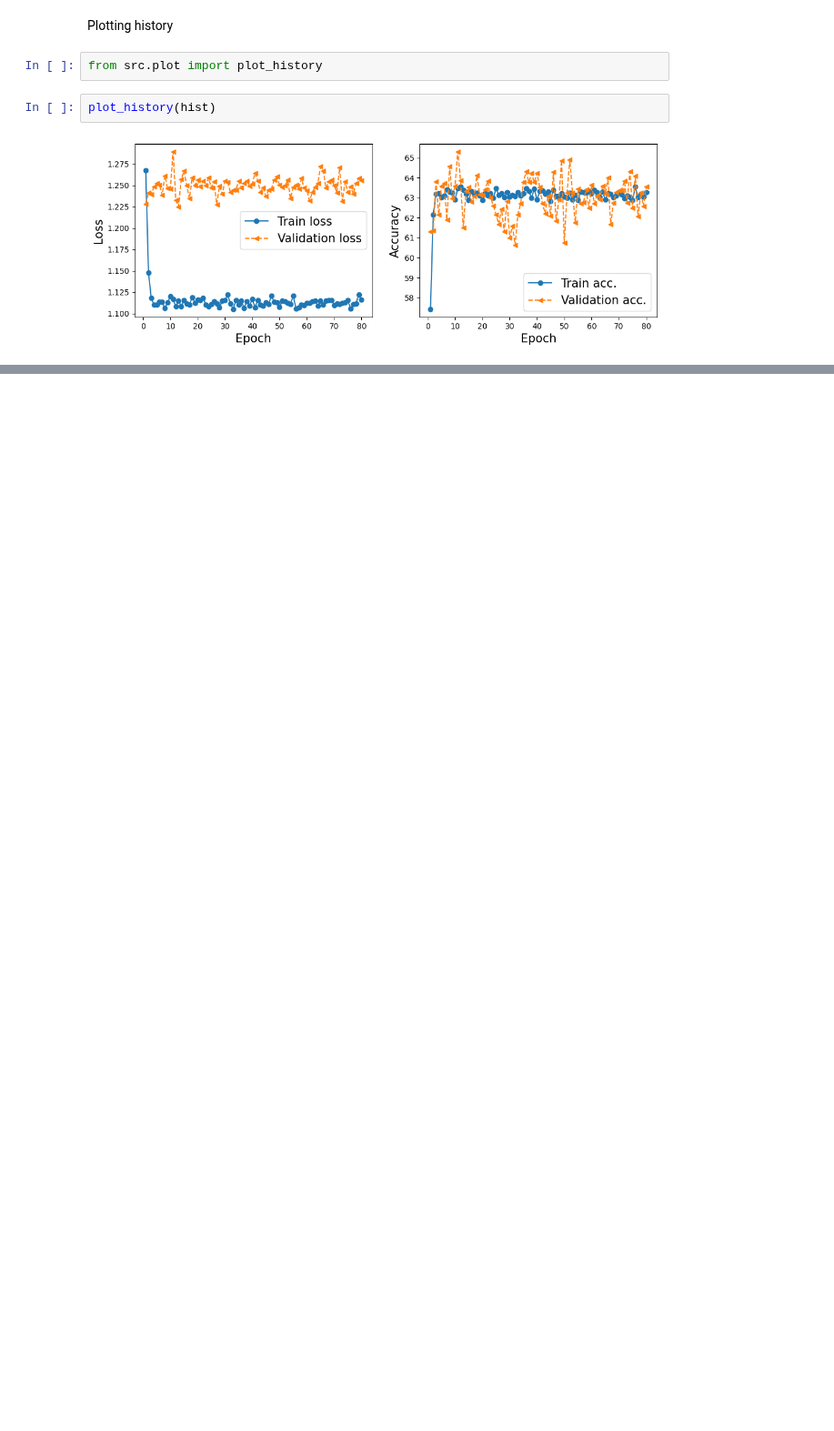
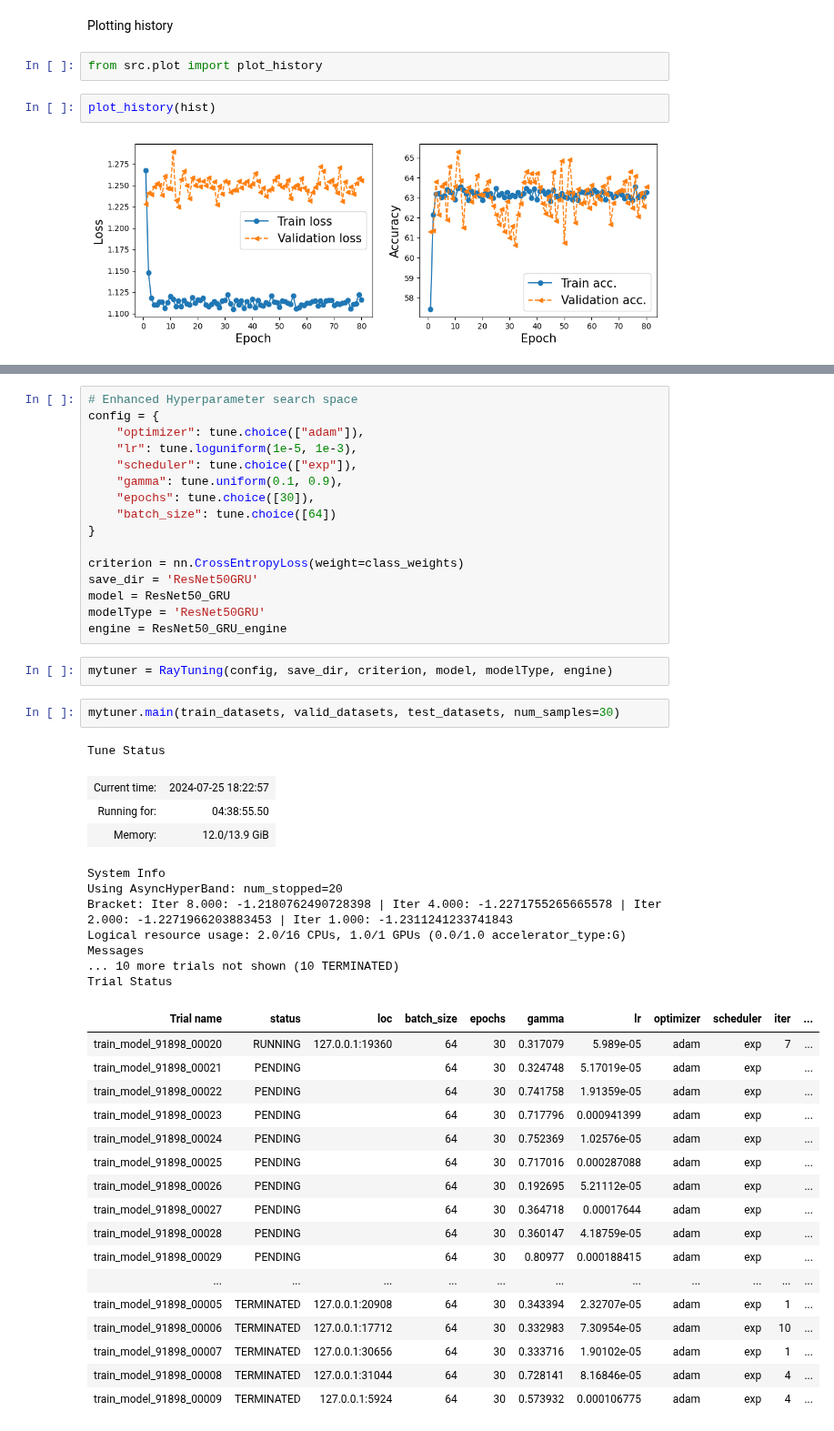
Before and after one commit to EsosaOrumwese/Msc_Research_Project_Multi-Task-Learning_CNN-GRU-biLSTM, a Jupyter notebook: driver_identification_singletask.ipynb, the cells around one changed output, grey strips where cells are left out. Shown at 91% size. Drawn from its saved outputs; the diff is of its cells as text; blank space fills up the shorter version.

Commit message:
No noticeable improvements. Decided to add more hyperparameters to be tuned via random search.

```diff
--- a/driver_identification_singletask.ipynb
+++ b/driver_identification_singletask.ipynb
@@ -199,0 +205,49 @@ plot_history(hist)
+# %%
+# Enhanced Hyperparameter search space
+config = {
+    "optimizer": tune.choice(["adam"]),
+    "lr": tune.loguniform(1e-5, 1e-3),
+    "scheduler": tune.choice(["exp"]),
+    "gamma": tune.uniform(0.1, 0.9),
+    "epochs": tune.choice([30]),
+    "batch_size": tune.choice([64])
+}
+
+criterion = nn.CrossEntropyLoss(weight=class_weights)
+save_dir = 'ResNet50GRU'
+model = ResNet50_GRU
+modelType = 'ResNet50GRU'
+engine = ResNet50_GRU_engine
+# %%
+mytuner = RayTuning(config, save_dir, criterion, model, modelType, engine)
+# %%
+mytuner.main(train_datasets, valid_datasets, test_datasets, num_samples=30)
+# %% [output]
+Tune Status
+| Current time: | 2024-07-25 18:22:57 |
+| Running for: | 04:38:55.50 |
+| Memory: | 12.0/13.9 GiB |
+System Info
+Using AsyncHyperBand: num_stopped=20
+Bracket: Iter 8.000: -1.2180762490728398 | Iter 4.000: -1.2271755265665578 | Iter 2.000: -1.2271966203883453 | Iter 1.000: -1.2311241233741843
+Logical resource usage: 2.0/16 CPUs, 1.0/1 GPUs (0.0/1.0 accelerator_type:G)
+Messages
+... 10 more trials not shown (10 TERMINATED)
+Trial Status
+| Trial name | status | loc | batch_size | epochs | gamma | lr | optimizer | scheduler | iter | ... |
+| train_model_91898_00020 | RUNNING | 127.0.0.1:19360 | 64 | 30 | 0.317079 | 5.989e-05 | adam | exp | 7 | ... |
+| train_model_91898_00021 | PENDING |  | 64 | 30 | 0.324748 | 5.17019e-05 | adam | exp |  | ... |
+| train_model_91898_00022 | PENDING |  | 64 | 30 | 0.741758 | 1.91359e-05 | adam | exp |  | ... |
+| train_model_91898_00023 | PENDING |  | 64 | 30 | 0.717796 | 0.000941399 | adam | exp |  | ... |
+| train_model_91898_00024 | PENDING |  | 64 | 30 | 0.752369 | 1.02576e-05 | adam | exp |  | ... |
+| train_model_91898_00025 | PENDING |  | 64 | 30 | 0.717016 | 0.000287088 | adam | exp |  | ... |
+| train_model_91898_00026 | PENDING |  | 64 | 30 | 0.192695 | 5.21112e-05 | adam | exp |  | ... |
+| train_model_91898_00027 | PENDING |  | 64 | 30 | 0.364718 | 0.00017644 | adam | exp |  | ... |
+| train_model_91898_00028 | PENDING |  | 64 | 30 | 0.360147 | 4.18759e-05 | adam | exp |  | ... |
+| train_model_91898_00029 | PENDING |  | 64 | 30 | 0.80977 | 0.000188415 | adam | exp |  | ... |
+| ... | ... | ... | ... | ... | ... | ... | ... | ... | ... | ... |
+| train_model_91898_00005 | TERMINATED | 127.0.0.1:20908 | 64 | 30 | 0.343394 | 2.32707e-05 | adam | exp | 1 | ... |
+| train_model_91898_00006 | TERMINATED | 127.0.0.1:17712 | 64 | 30 | 0.332983 | 7.30954e-05 | adam | exp | 10 | ... |
+| train_model_91898_00007 | TERMINATED | 127.0.0.1:30656 | 64 | 30 | 0.333716 | 1.90102e-05 | adam | exp | 1 | ... |
+| train_model_91898_00008 | TERMINATED | 127.0.0.1:31044 | 64 | 30 | 0.728141 | 8.16846e-05 | adam | exp | 4 | ... |
+| train_model_91898_00009 | TERMINATED | 127.0.0.1:5924 | 64 | 30 | 0.573932 | 0.000106775 | adam | exp | 4 | ... |
```
Also changed, not shown: parts of 2 cells of this notebook, 1 other file.
